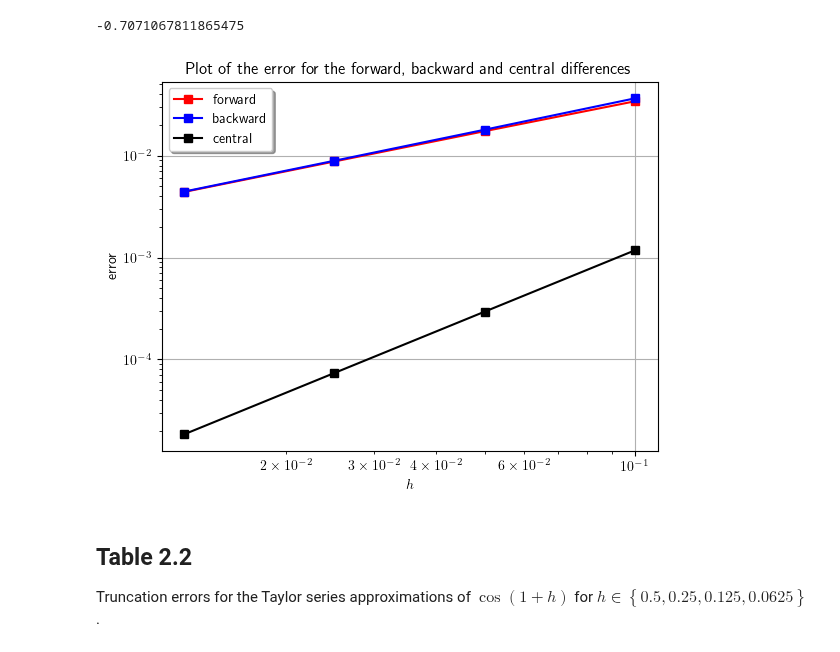
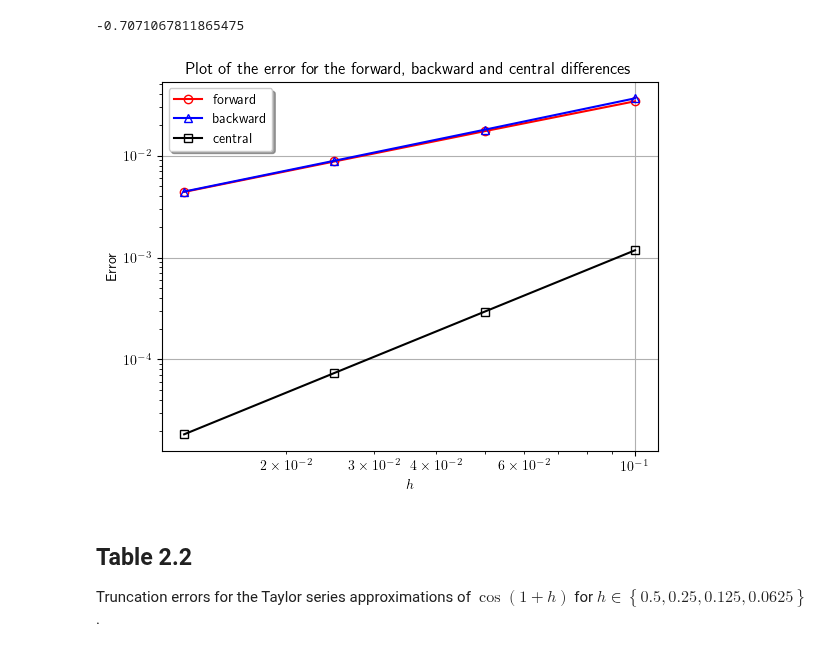
Before and after one commit to cpp-review-dune/python-pde, a Jupyter notebook: pde-book/notes-fda.ipynb, the cells around one changed output. Saved outputs shown, nothing was run; the diff lists cells and outputs as text; code cells hidden in the pictures.

```diff
--- a/pde-book/notes-fda.ipynb
+++ b/pde-book/notes-fda.ipynb
@@ -360,16 +362,16 @@ error_backward = np.abs(f_prime(x) - backward)
 error_central = np.abs(f_prime(x) - central)
 # %%
 fig, ax = plt.subplots()
-ax.loglog(h, error_forward, "rs-", label="forward")
-ax.loglog(h, error_backward, "bs-", label="backward")
-ax.loglog(h, error_central, "ks-", label="central")
+ax.loglog(h, error_forward, "ro-", mfc="none", label="forward")
+ax.loglog(h, error_backward, "b^-", mfc="none", label="backward")
+ax.loglog(h, error_central, "ks-", mfc="none", label="central")
 ax.set_xlabel(r"$h$")
-ax.set_ylabel(r"error")
+ax.set_ylabel(r"Error")
 ax.set_title("Plot of the error for the forward, backward and central differences")
 ax.grid()
 legend = ax.legend(loc="best", shadow=True)
 # %% [output]
-[figure, old version]
+[figure, new version]
 # %% [markdown]
 ## Table 2.2
 
```
Also changed, not shown: parts of 8 cells of this notebook, 2 other files.
